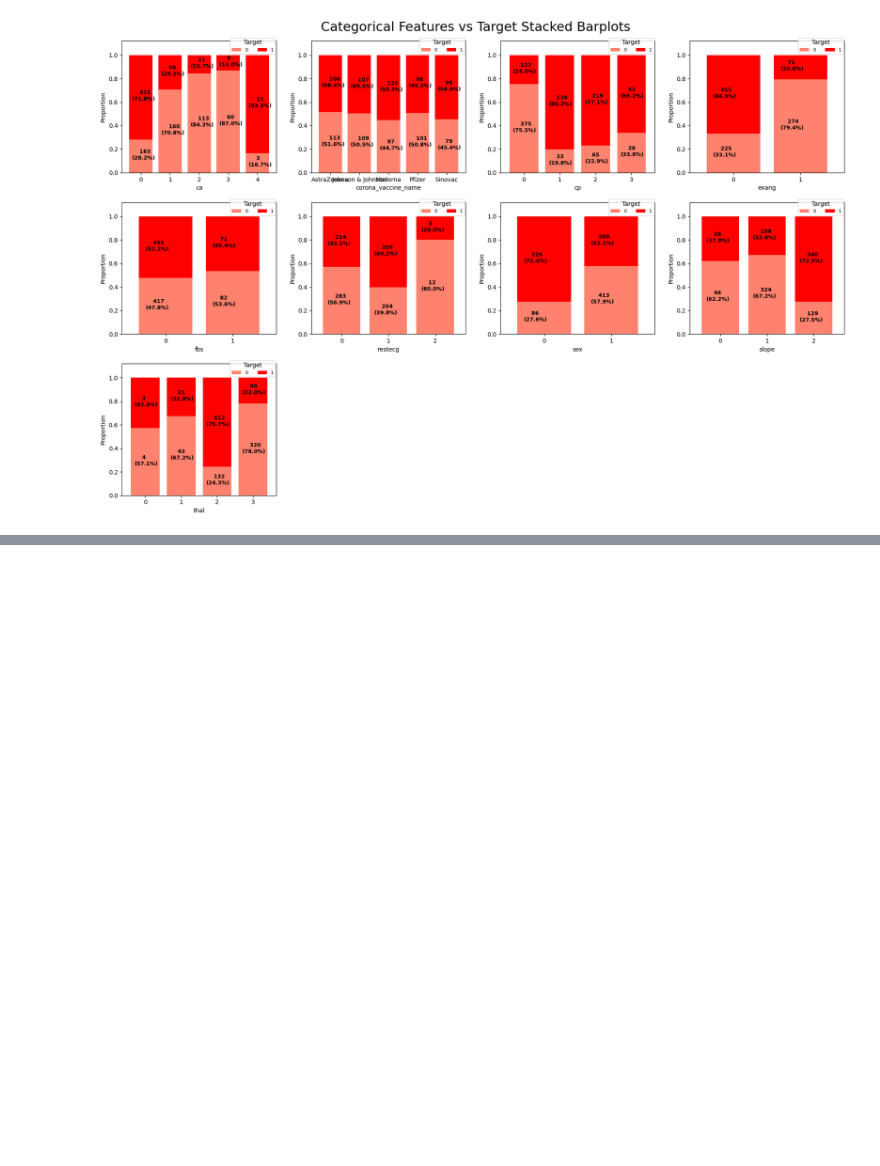
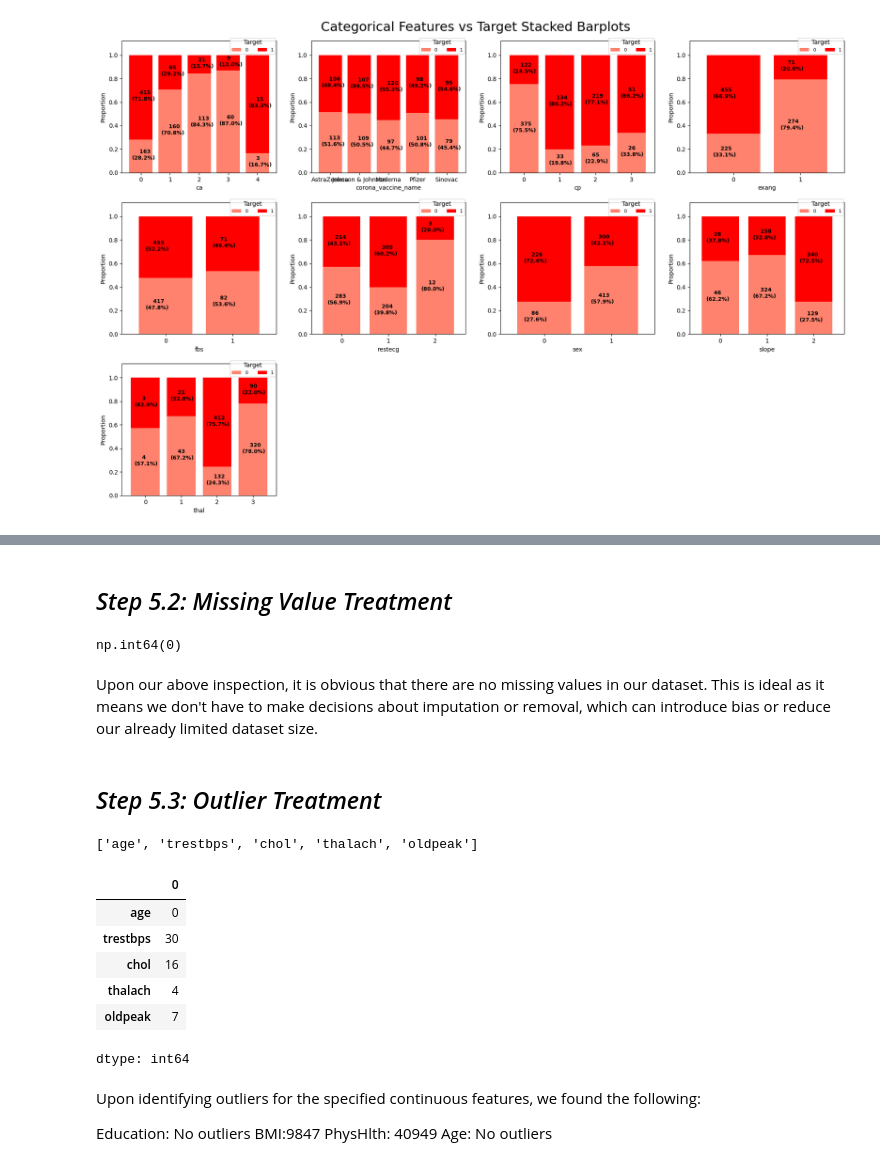
Before and after one commit to Mihishi/sca-supervised-prediction-model, a Jupyter notebook: sudden_cardiac_arrest.ipynb, the cells around one changed output, grey strips where cells are left out. Saved outputs shown, nothing was run; the diff lists cells and outputs as text; code cells hidden in the pictures; blank space fills up the shorter version.

```diff
--- a/sudden_cardiac_arrest.ipynb
+++ b/sudden_cardiac_arrest.ipynb
@@ -324,0 +329,37 @@ plt.show()
+# %% [markdown]
+## *Step 5.2: Missing Value Treatment*
+# %%
+# Check for missing values in the dataset
+sca_df.isnull().sum().sum()
+# %% [output]
+np.int64(0)
+# %% [markdown]
+Upon our above inspection, it is obvious that there are no missing values in our dataset. This is ideal as it means we don't have to make decisions about imputation or removal, which can introduce bias or reduce our already limited dataset size.
+# %% [markdown]
+## *Step 5.3: Outlier Treatment*
+# %%
+continuous_features
+# %% [output]
+['age', 'trestbps', 'chol', 'thalach', 'oldpeak']
+# %%
+Q1 = sca_df[continuous_features].quantile(0.25)
+Q3 = sca_df[continuous_features].quantile(0.75)
+IQR = Q3 - Q1
+outliers_count_specified = ((sca_df[continuous_features] < (Q1 - 1.5 * IQR)) | (sca_df[continuous_features] > (Q3 + 1.5 * IQR))).sum()
+
+outliers_count_specified
+# %% [output]
+|  | 0 |
+| age | 0 |
+| trestbps | 30 |
+| chol | 16 |
+| thalach | 4 |
+| oldpeak | 7 |
+dtype: int64
+# %% [markdown]
+Upon identifying outliers for the specified continuous features, we found the following:
+
+Education: No outliers
+BMI:9847
+PhysHlth: 40949
+Age: No outliers
```
Also changed, not shown: parts of 13 cells of this notebook.
